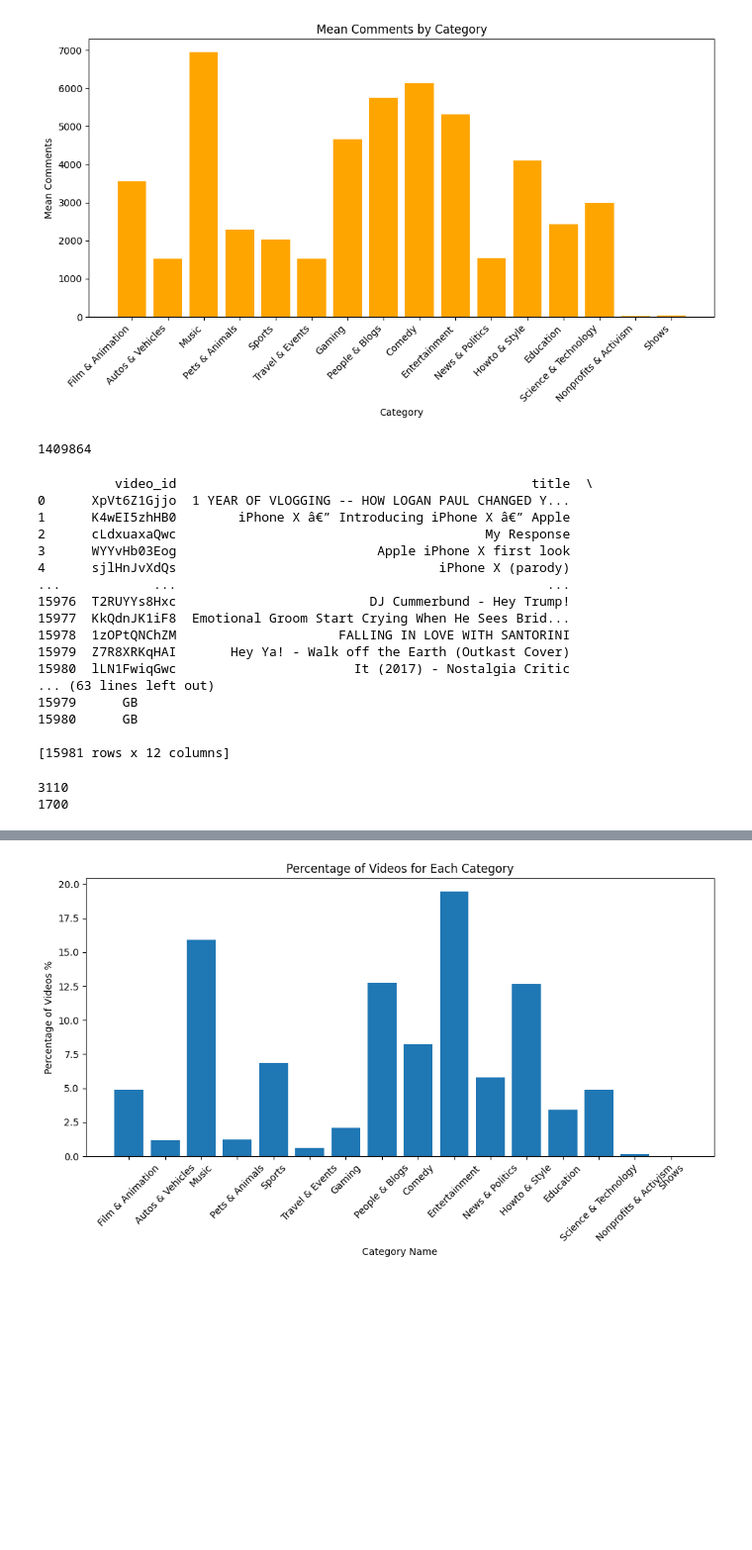
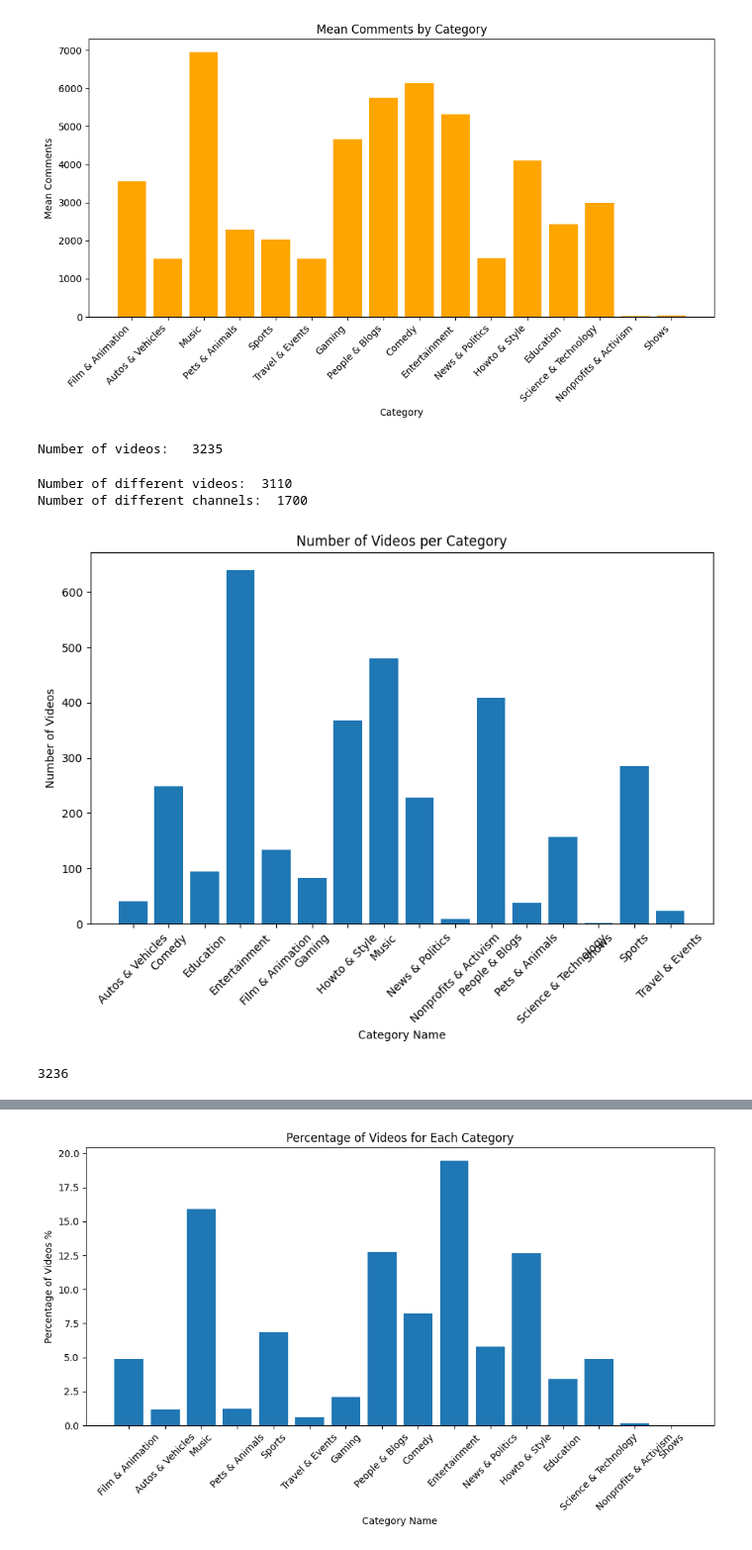
Before and after one commit to lucasthierry17/Marketing_Projekt_Sentiment, a Jupyter notebook: data_exploration.ipynb, the cells around one changed output, grey strips where cells are left out. Shown at 99% size. Saved outputs shown, nothing was run; the diff lists cells and outputs as text; code cells hidden in the pictures; blank space fills up the shorter version.

```diff
--- a/data_exploration.ipynb
+++ b/data_exploration.ipynb
@@ -246,41 +237,45 @@ plt.show()
 
 # merging both comment datasets into one
 all_comments = pd.concat([us_comments, gb_comments], ignore_index=True) # True to delete current indexing
-# %%
-print(len(all_comments))
-# %% [output]
-1409864
 # %%
 # add a column for the country
 us_videos = us_videos.assign(country='US')
 gb_videos = gb_videos.assign(country='GB')
 all_videos = pd.concat([us_videos, gb_videos], ignore_index=True)
-print(all_videos)
+print("Number of videos:  " ,all_videos["video_id"].nunique())
 # %% [output]
-          video_id                                              title  \
-0      XpVt6Z1Gjjo  1 YEAR OF VLOGGING -- HOW LOGAN PAUL CHANGED Y...
-1      K4wEI5zhHB0        iPhone X â€” Introducing iPhone X â€” Apple
-2      cLdxuaxaQwc                                        My Response
-3      WYYvHb03Eog                          Apple iPhone X first look
-4      sjlHnJvXdQs                                  iPhone X (parody)
-...            ...                                                ...
-15976  T2RUYYs8Hxc                         DJ Cummerbund - Hey Trump!
-15977  KkQdnJK1iF8  Emotional Groom Start Crying When He Sees Brid...
-15978  1zOPtQNChZM                     FALLING IN LOVE WITH SANTORINI
-15979  Z7R8XRKqHAI       Hey Ya! - Walk off the Earth (Outkast Cover)
-15980  lLN1FwiqGwc                       It (2017) - Nostalgia Critic
-... (63 lines left out)
-15979      GB
-15980      GB
-
-[15981 rows x 12 columns]
+Number of videos:   3235
-# %%
-#Anzahl der unterschiedlichen Videos und Channel
-print(all_comments['video_id'].nunique()) # Anzahl der unterschiedlichen Videos
-print(all_videos['channel_title'].nunique())
-# %% [output]
-3110
-1700
+# %%
+# number of different channels and videos
+print("Number of different videos: ", all_comments['video_id'].nunique())
+print("Number of different channels: ", all_videos['channel_title'].nunique())
+# %% [output]
+Number of different videos:  3110
+Number of different channels:  1700
+# %%
+df = all_videos
+
+# Merge the main DataFrame with the category mapping DataFrame
+df = df.merge(us_categories, on='category_id', how='left')
+
+# Group by category_name and count unique video_id values
+unique_videos_per_category = df.groupby('category_name')['video_id'].nunique().reset_index()
+
+# Rename columns for clarity
+unique_videos_per_category.columns = ['category_name', 'unique_video_count']
+
+# Plot the data
+plt.figure(figsize=(10, 6))
+plt.bar(unique_videos_per_category['category_name'], unique_videos_per_category['unique_video_count'])
+plt.xlabel('Category Name')
+plt.ylabel('Number of Videos')
+plt.title('Number of Videos per Category')
+plt.xticks(rotation=45)
+plt.show()
+unique_videos_per_category['unique_video_count'].sum()
+# %% [output]
+[figure, added]
+3236
 # %%
 # we are using us_categories as the all the categories, because they have the same entries, except that one value is missing in the gb_categorie dataset
 category_stats = all_videos.groupby('category_id').agg({
```
Also changed, not shown: parts of 7 cells of this notebook.
